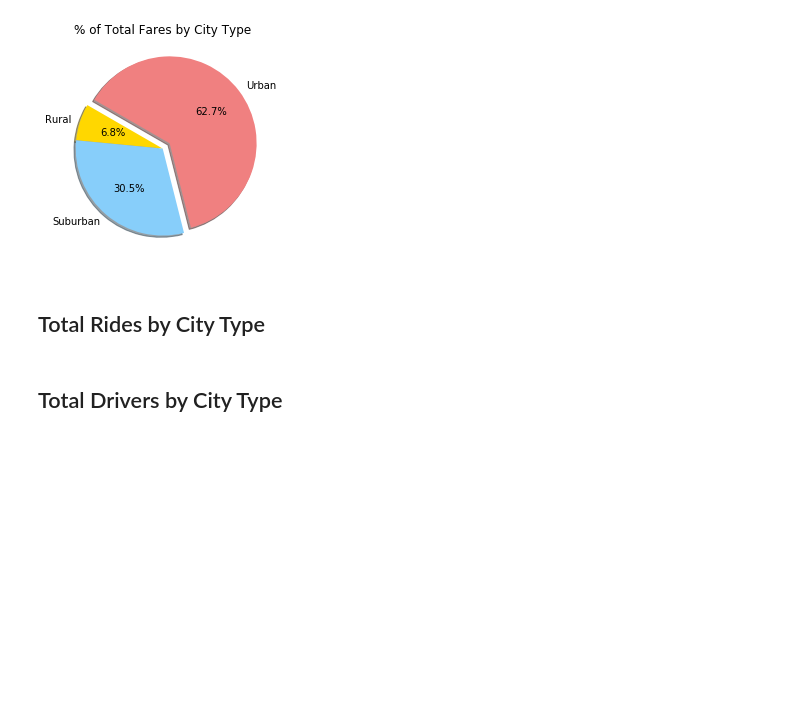
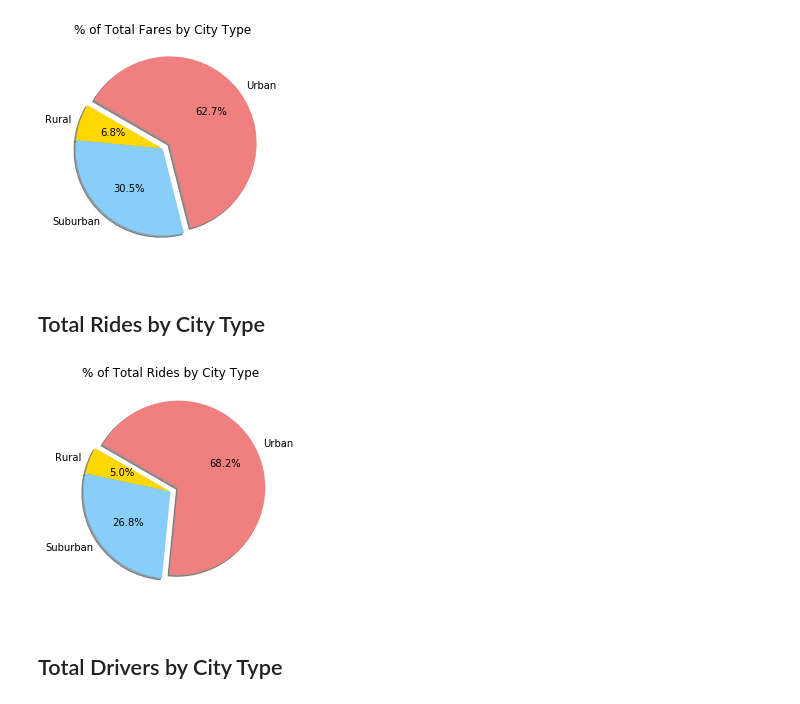
Before and after one commit to krob030/matplotlib, a Jupyter notebook: pyber_starter.ipynb, the cells around one changed output. Cells and saved outputs as stored; diff of their text form; code cells hidden in the pictures; blank space fills up the shorter version.

```diff
--- a/pyber_starter.ipynb
+++ b/pyber_starter.ipynb
@@ -96,3 +90,18 @@ plt.show()
+# %%
+# Calculate Ride Percents
+totrides= city_ride.groupby('type')['ride_id'].sum()
+
+# Build Pie Chart
+labels = ["Rural","Suburban","Urban"]
+explode = (0, 0, 0.1)
+colors = ["gold", "lightskyblue", "lightcoral"]
+plt.pie(totrides, explode=explode, labels= labels, colors=colors, autopct="%1.1f%%", shadow=True, startangle=150)
+plt.title("% of Total Rides by City Type")
+
+# Save Figure
+plt.savefig("C:/Users/karsa_000/Desktop/MAT/totrides.png")
+# %% [output]
+[figure, added]
 # %%
 # Show Figure
 plt.show()
```
Also changed, not shown: parts of 3 cells of this notebook, 2 other files.
